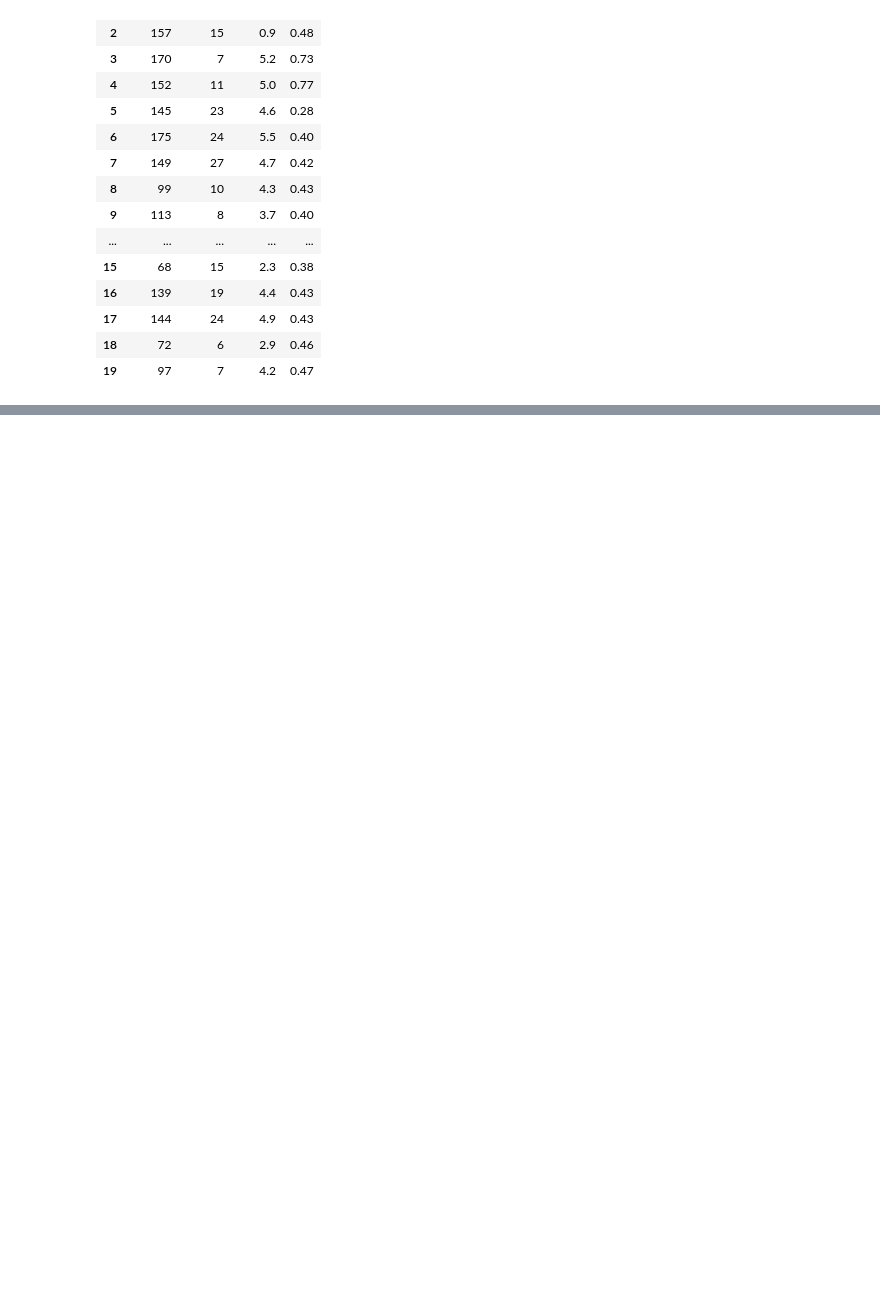
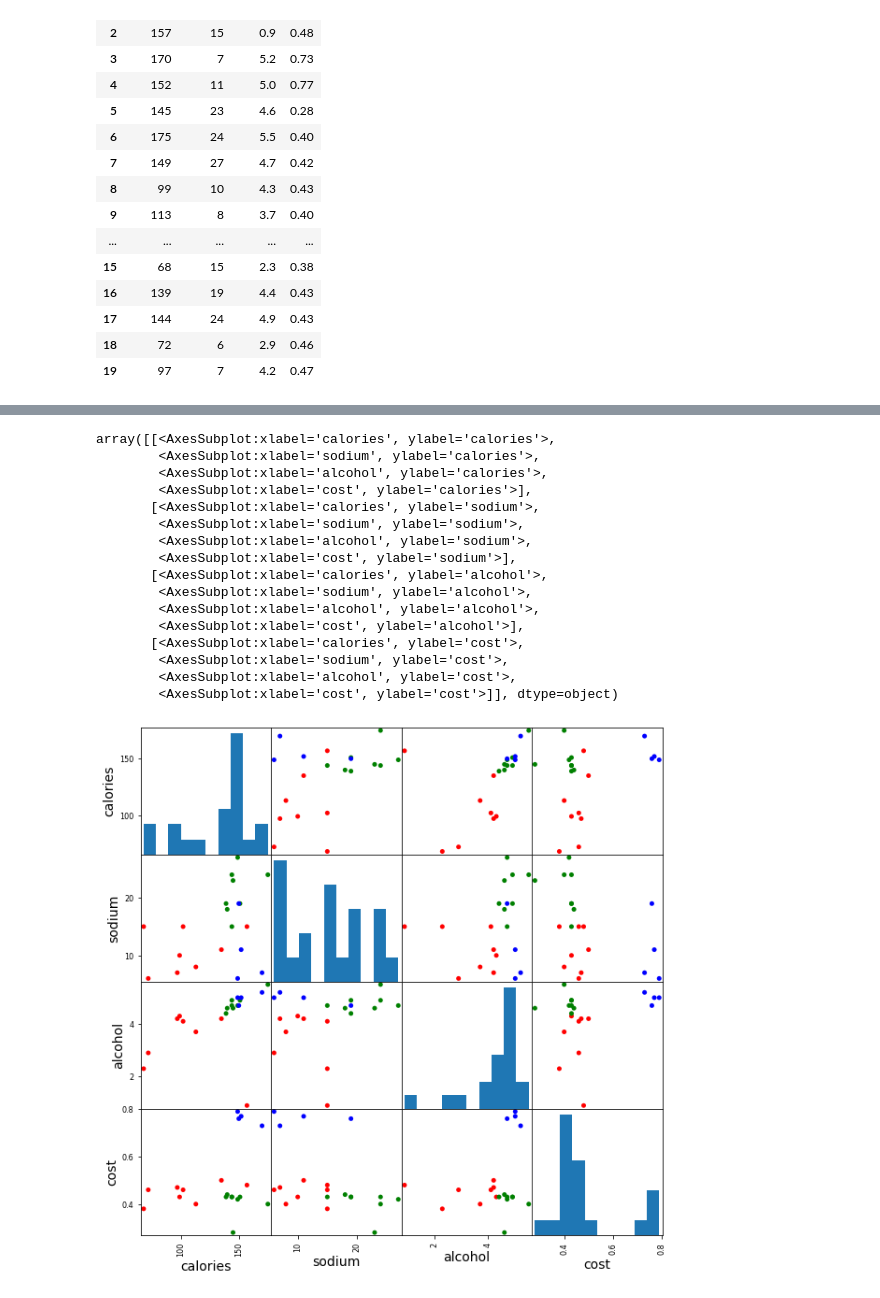
Before and after one commit to bob329/aimath, a Jupyter notebook: 源代码/ch16/beer.ipynb, the cells around one changed output, grey strips where cells are left out. Saved outputs shown, nothing was run; the diff lists cells and outputs as text; code cells hidden in the pictures; blank space fills up the shorter version.

```diff
--- a/源代码/ch16/beer.ipynb
+++ b/源代码/ch16/beer.ipynb
@@ -115,0 +116,5 @@ Text(0.5, 0.92, 'With 3 centroids initialized')
+# %%
+from sklearn.preprocessing import StandardScaler
+scaler = StandardScaler()
+X_scaled = scaler.fit_transform(X)
+print(X_scaled)
@@ -115,0 +142,4 @@ Text(0.5, 0.92, 'With 3 centroids initialized')
+# %%
+km = KMeans(n_clusters=3).fit(X_scaled)
+beer["scaled_cluster"] = km.labels_
+beer.sort_values("scaled_cluster")
@@ -115,0 +164,20 @@ Text(0.5, 0.92, 'With 3 centroids initialized')
+# %%
+scatter_matrix(X, c=colors[beer.scaled_cluster], alpha=1, figsize=(10,10), s=100)
+# %% [output]
+array([[<AxesSubplot:xlabel='calories', ylabel='calories'>,
+        <AxesSubplot:xlabel='sodium', ylabel='calories'>,
+        <AxesSubplot:xlabel='alcohol', ylabel='calories'>,
+        <AxesSubplot:xlabel='cost', ylabel='calories'>],
+       [<AxesSubplot:xlabel='calories', ylabel='sodium'>,
+        <AxesSubplot:xlabel='sodium', ylabel='sodium'>,
+        <AxesSubplot:xlabel='alcohol', ylabel='sodium'>,
+        <AxesSubplot:xlabel='cost', ylabel='sodium'>],
+       [<AxesSubplot:xlabel='calories', ylabel='alcohol'>,
+        <AxesSubplot:xlabel='sodium', ylabel='alcohol'>,
+        <AxesSubplot:xlabel='alcohol', ylabel='alcohol'>,
+        <AxesSubplot:xlabel='cost', ylabel='alcohol'>],
+       [<AxesSubplot:xlabel='calories', ylabel='cost'>,
+        <AxesSubplot:xlabel='sodium', ylabel='cost'>,
+        <AxesSubplot:xlabel='alcohol', ylabel='cost'>,
+        <AxesSubplot:xlabel='cost', ylabel='cost'>]], dtype=object)
+[figure, added]
```
Also changed, not shown: parts of 10 cells of this notebook.
